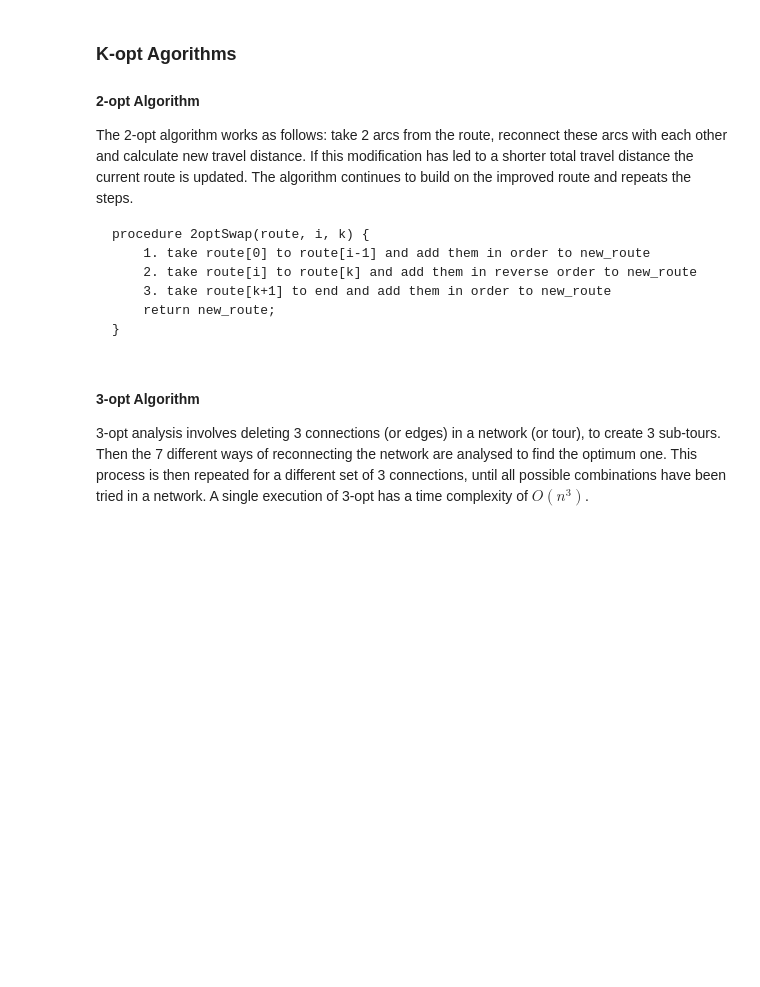
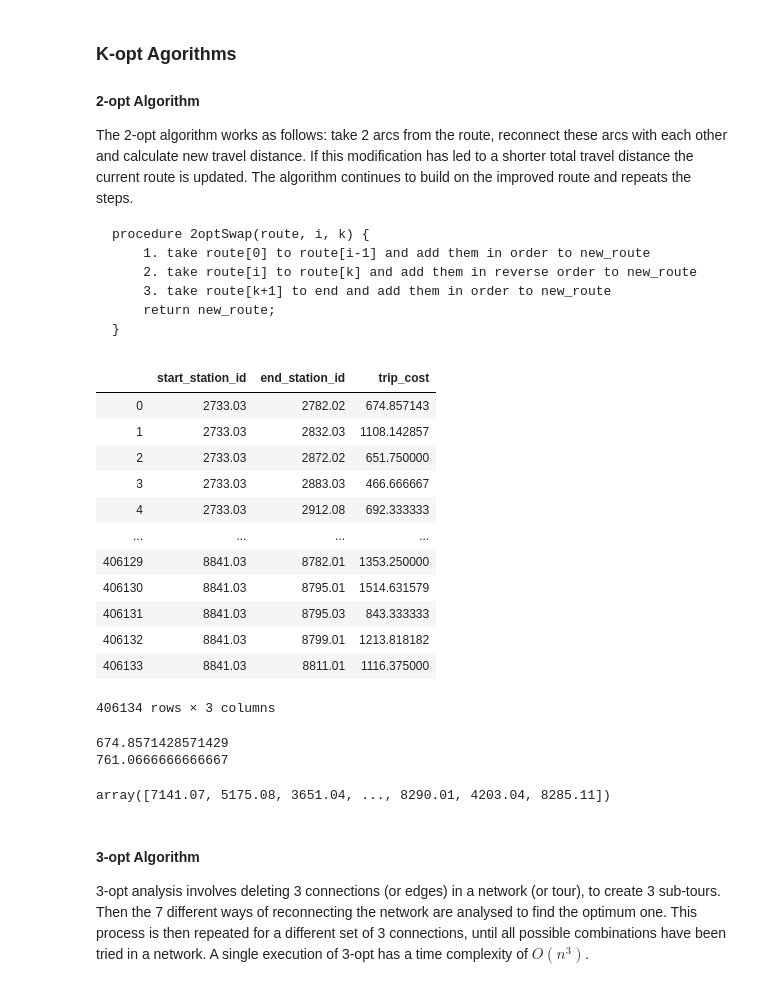
Before and after one commit to donallw/CitiBike-TSP, a Jupyter notebook: CitiBikeTSP.ipynb, the cells around one changed output. Cells and saved outputs as stored; diff of their text form; code cells hidden in the pictures; blank space fills up the shorter version.

```diff
--- a/CitiBikeTSP.ipynb
+++ b/CitiBikeTSP.ipynb
@@ -290,3 +290,25 @@ procedure 2optSwap(route, i, k) {
 def two_opt(route):
     # 2-opt implementation here
     return
+# %%
+edge_costs
+# %% [output]
+|  | start_station_id | end_station_id | trip_cost |
+| 0 | 2733.03 | 2782.02 | 674.857143 |
+| 1 | 2733.03 | 2832.03 | 1108.142857 |
+| 2 | 2733.03 | 2872.02 | 651.750000 |
+| 3 | 2733.03 | 2883.03 | 466.666667 |
+| 4 | 2733.03 | 2912.08 | 692.333333 |
+| ... | ... | ... | ... |
+| 406129 | 8841.03 | 8782.01 | 1353.250000 |
+| 406130 | 8841.03 | 8795.01 | 1514.631579 |
+| 406131 | 8841.03 | 8795.03 | 843.333333 |
+| 406132 | 8841.03 | 8799.01 | 1213.818182 |
+| 406133 | 8841.03 | 8811.01 | 1116.375000 |
+406134 rows × 3 columns
+# %%
+print(get_edge_cost(edge_costs, 2733.03, 2782.02))
+print(get_edge_cost(edge_costs, 2782.02, 2733.03))
+# %% [output]
+674.8571428571429
+761.0666666666667
@@ -292,0 +317,4 @@ def two_opt(route):
+# %%
+stations
+# %% [output]
+array([7141.07, 5175.08, 3651.04, ..., 8290.01, 4203.04, 8285.11])
```
Also changed, not shown: parts of 6 cells of this notebook.
